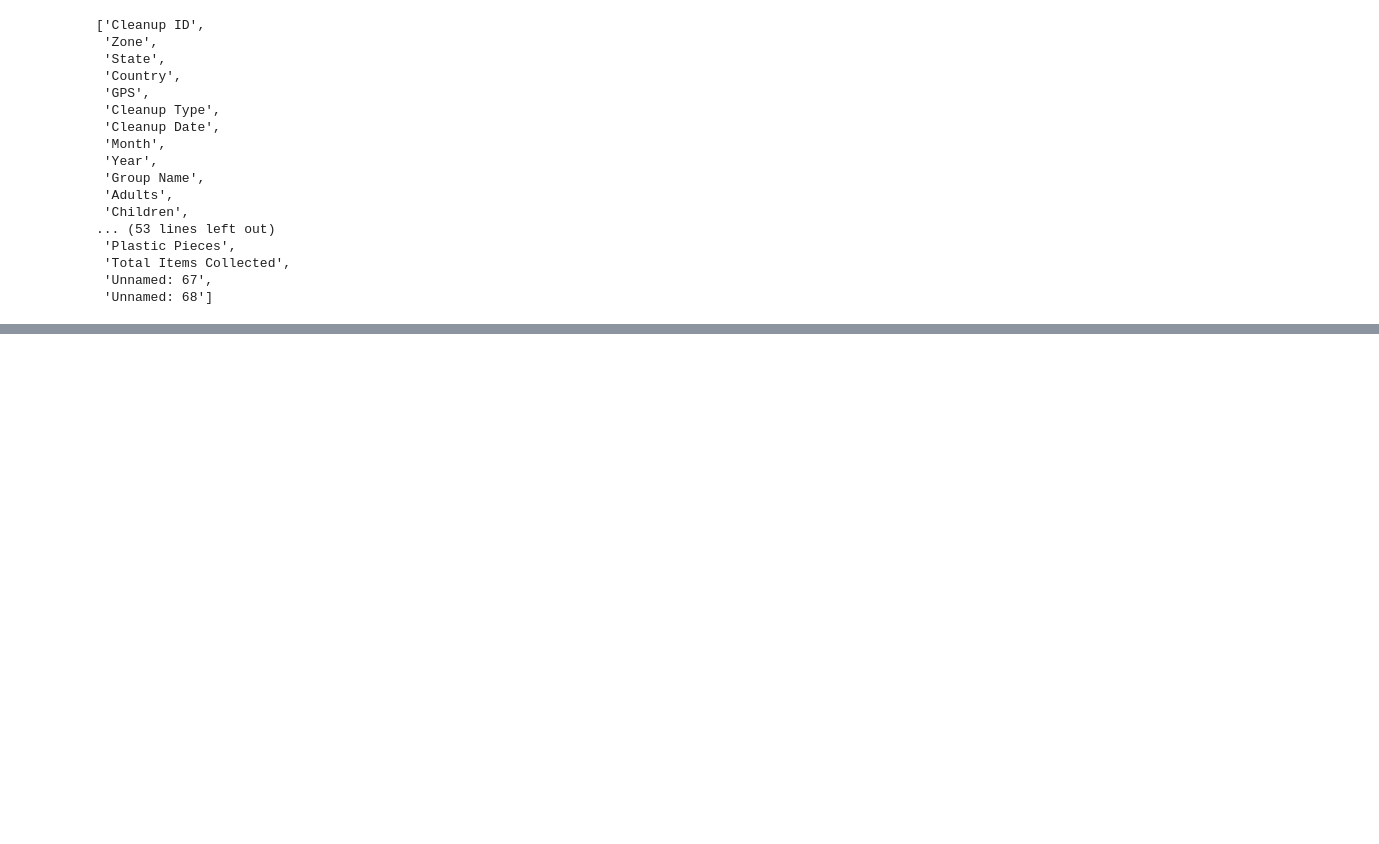
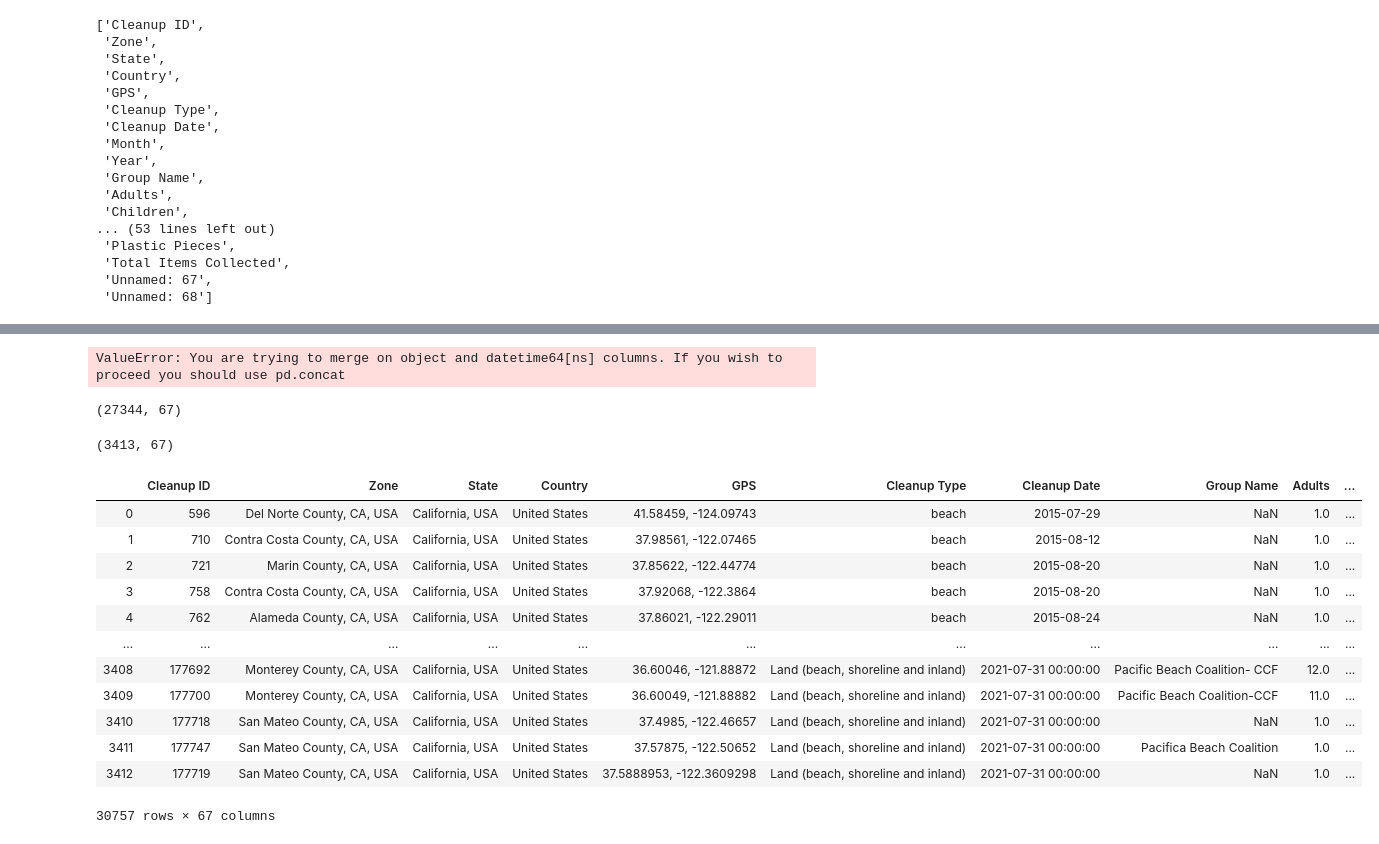
Before and after one commit to manyshapes/Ocean-Trash-Dashboard, a Jupyter notebook: PBC_data_merge.ipynb, the cells around one changed output, grey strips where cells are left out. Saved outputs shown, nothing was run; the diff lists cells and outputs as text; code cells hidden in the pictures; blank space fills up the shorter version.

```diff
--- a/PBC_data_merge.ipynb
+++ b/PBC_data_merge.ipynb
@@ -3,5 +3,5 @@ import numpy as np
 
 import pandas as pd
 # %%
-df1 = pd.read_csv("TIDES_2015-2021.csv")
-df2 = pd.read_excel("Blue_Bucket_data_2015-Aug2021.xlsx")
+Tides_Data= pd.read_csv("TIDES_2015-2021.csv")
+Blue_Bucket_Data = pd.read_excel("Blue_Bucket_data_2015-Aug2021.xlsx")
@@ -79,0 +84,2 @@ list(df2.columns)
+# %%
+Blue_Bucket_Data_cleaned = Blue_Bucket_Data.drop(columns=["Unnamed: 67", "Unnamed: 68"])
@@ -79,0 +110,32 @@ list(df2.columns)
+# %%
+Tides_Data["Month"] = [float("NaN") for element in range(0,27344)]
+# %%
+Tides_Data["Year"] = [float("NaN") for element in range(0,27344)]
+# %%
+Tides_Data.merge(Blue_Bucket_Data_cleaned)
+# %% [output]
+ValueError: You are trying to merge on object and datetime64[ns] columns. If you wish to proceed you should use pd.concat
+# %%
+Tides_Data.shape
+# %% [output]
+(27344, 67)
+# %%
+Blue_Bucket_Data_cleaned.shape
+# %% [output]
+(3413, 67)
+# %%
+Tides_Data.append(Blue_Bucket_Data_cleaned, sort=False)
+# %% [output]
+|  | Cleanup ID | Zone | State | Country | GPS | Cleanup Type | Cleanup Date | Group Name | Adults | ... |
+| 0 | 596 | Del Norte County, CA, USA | California, USA | United States | 41.58459, -124.09743 | beach | 2015-07-29 | NaN | 1.0 | ... |
+| 1 | 710 | Contra Costa County, CA, USA | California, USA | United States | 37.98561, -122.07465 | beach | 2015-08-12 | NaN | 1.0 | ... |
+| 2 | 721 | Marin County, CA, USA | California, USA | United States | 37.85622, -122.44774 | beach | 2015-08-20 | NaN | 1.0 | ... |
+| 3 | 758 | Contra Costa County, CA, USA | California, USA | United States | 37.92068, -122.3864 | beach | 2015-08-20 | NaN | 1.0 | ... |
+| 4 | 762 | Alameda County, CA, USA | California, USA | United States | 37.86021, -122.29011 | beach | 2015-08-24 | NaN | 1.0 | ... |
+| ... | ... | ... | ... | ... | ... | ... | ... | ... | ... | ... |
+| 3408 | 177692 | Monterey County, CA, USA | California, USA | United States | 36.60046, -121.88872 | Land (beach, shoreline and inland) | 2021-07-31 00:00:00 | Pacific Beach Coalition- CCF | 12.0 | ... |
+| 3409 | 177700 | Monterey County, CA, USA | California, USA | United States | 36.60049, -121.88882 | Land (beach, shoreline and inland) | 2021-07-31 00:00:00 | Pacific Beach Coalition-CCF | 11.0 | ... |
+| 3410 | 177718 | San Mateo County, CA, USA | California, USA | United States | 37.4985, -122.46657 | Land (beach, shoreline and inland) | 2021-07-31 00:00:00 | NaN | 1.0 | ... |
+| 3411 | 177747 | San Mateo County, CA, USA | California, USA | United States | 37.57875, -122.50652 | Land (beach, shoreline and inland) | 2021-07-31 00:00:00 | Pacifica Beach Coalition | 1.0 | ... |
+| 3412 | 177719 | San Mateo County, CA, USA | California, USA | United States | 37.5888953, -122.3609298 | Land (beach, shoreline and inland) | 2021-07-31 00:00:00 | NaN | 1.0 | ... |
+30757 rows × 67 columns
```
Also changed, not shown: parts of 9 cells of this notebook.
